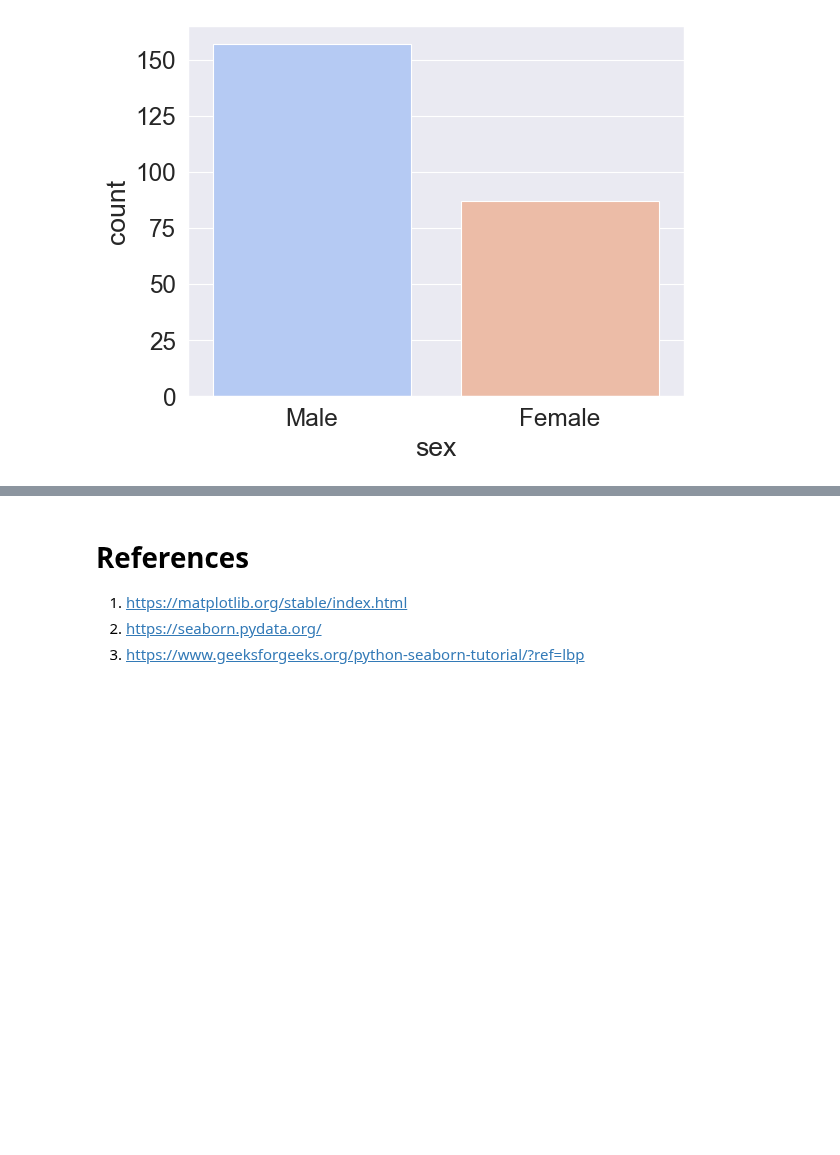
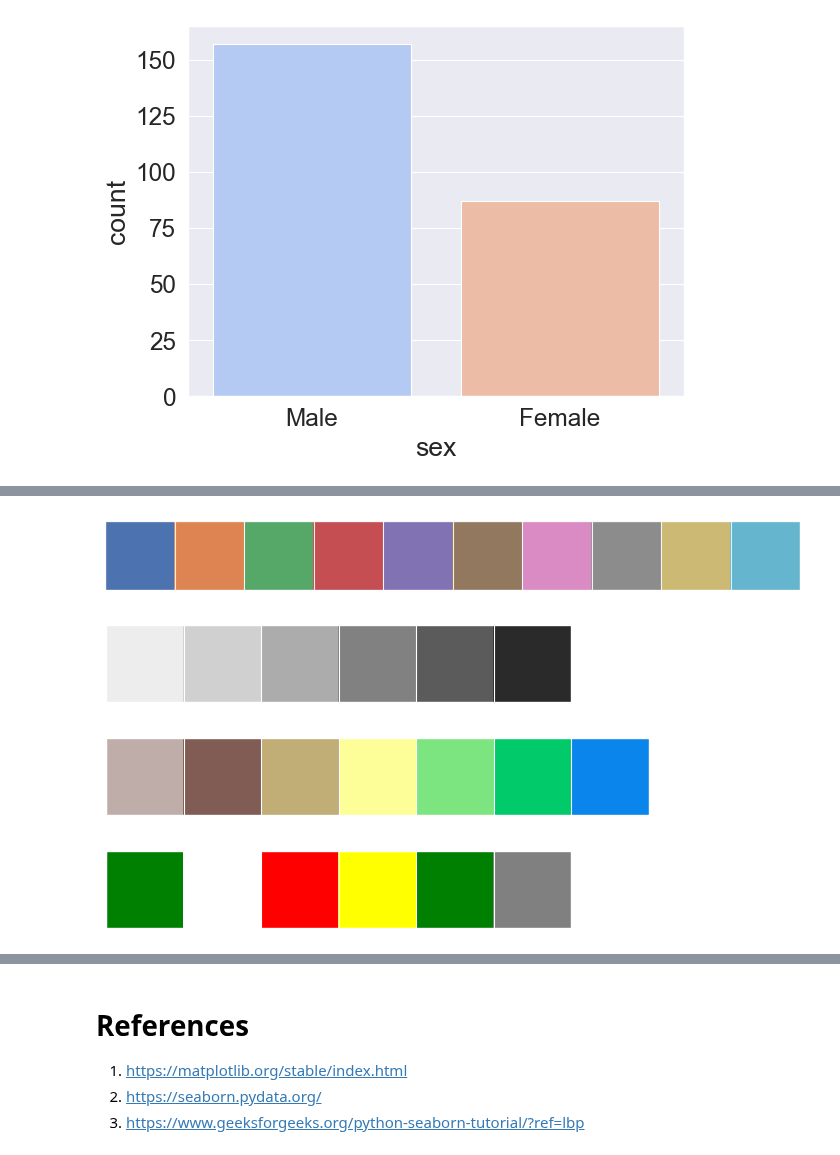
Before and after one commit to arunp77/Python-programming, a Jupyter notebook: Python-fundamental/Matplotlib.ipynb, the cells around one changed output, grey strips where cells are left out. Cells and saved outputs as stored; diff of their text form; code cells hidden in the pictures; blank space fills up the shorter version.

```diff
--- a/Python-fundamental/Matplotlib.ipynb
+++ b/Python-fundamental/Matplotlib.ipynb
@@ -1419,0 +1443,26 @@ For reference, check [Seaborn color palette](https://seaborn.pydata.org/generate
+# %%
+# qualitative pallet
+current_palette = sns.color_palette()
+sns.palplot(current_palette)
+plt.show()
+# %% [output]
+[figure, added]
+# %%
+# Sequential pallet
+current_palette = sns.color_palette()
+sns.palplot(sns.color_palette("Greys"))
+plt.show()
+# %% [output]
+[figure, added]
+# %%
+current_palette = sns.color_palette()
+sns.palplot(sns.color_palette("terrain_r", 7))
+plt.show()
+# %% [output]
+[figure, added]
+# %%
+color = ["green", "White", "Red", "Yellow", "Green", "Grey"]
+sns.set_palette(color)
+sns.palplot(sns.color_palette())
+# %% [output]
+[figure, added]
```
Also changed, not shown: parts of 12 cells of this notebook.
